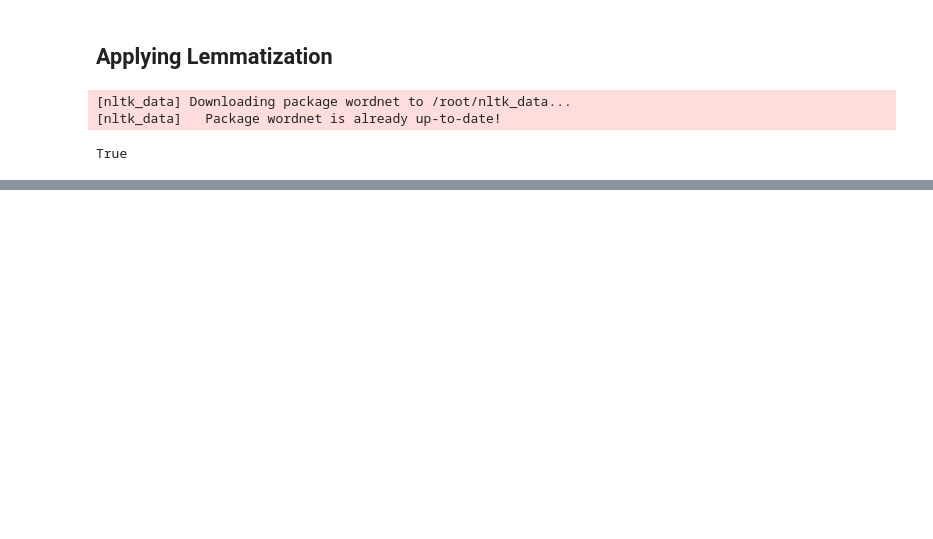
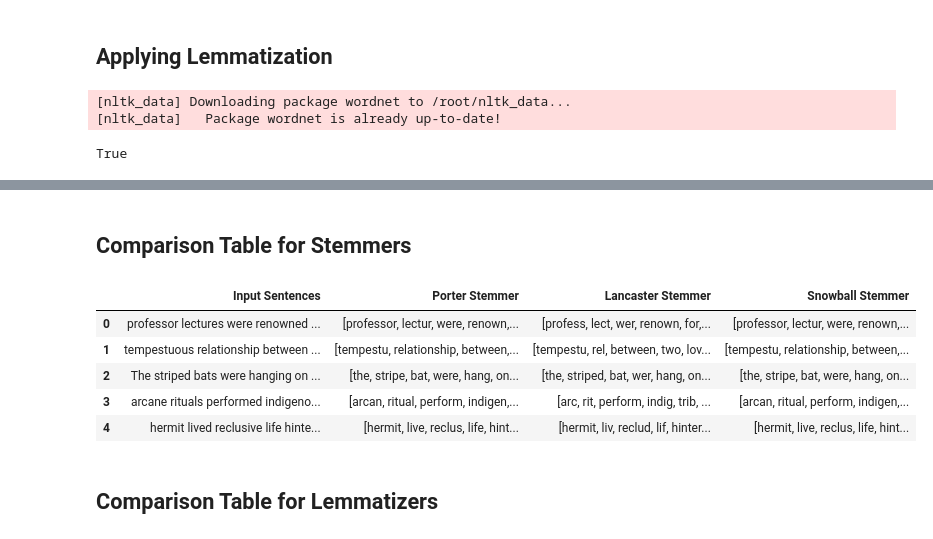
Before and after one commit to ayush9h/MLOps, a Jupyter notebook: NLP/Comparison-Stemmers/NLP_Lab2(AyushKumar).ipynb, the cells around one changed output, grey strips where cells are left out. Cells and saved outputs as stored; diff of their text form; code cells hidden in the pictures; blank space fills up the shorter version.

Commit message:
included comparison of stemmers and lemmatizers

```diff
--- a/NLP/Comparison-Stemmers/NLP_Lab2(AyushKumar).ipynb
+++ b/NLP/Comparison-Stemmers/NLP_Lab2(AyushKumar).ipynb
@@ -23,7 +20,7 @@ True
 input_sentences = [
     "professor lectures were renowned for their profundity often delving into abstruse topics",
     "tempestuous relationship between two lovers was fraught with acrimony and recrimination",
-    "enigmatic manuscript discovered dusty attic contained cryptic symbols that defied interpretation",
+    "The striped bats were hanging on their feet and ate best fishes",
     "arcane rituals performed indigenous tribe during equinox were shrouded mystery and intrigue",
     "hermit lived reclusive life hinterlands surrounded arcane artifacts and ancient texts"
 ]
@@ -95,0 +135,2 @@ Sentence 5: ['hermit', 'lived', 'reclusive', 'life', 'hinterland', 'surrounded',
+# %% [markdown]
+## Comparison Table for Stemmers
@@ -95,0 +139,14 @@ Sentence 5: ['hermit', 'lived', 'reclusive', 'life', 'hinterland', 'surrounded',
+# %%
+d = {'Input Sentences': input_sentences, 'Porter Stemmer':stemmed_porter, 'Lancaster Stemmer':stemmed_lancaster,'Snowball Stemmer':stemmed_snowball}
+df_stemmers = pd.DataFrame(data = d)
+# %%
+df_stemmers
+# %% [output]
+|  | Input Sentences | Porter Stemmer | Lancaster Stemmer | Snowball Stemmer |
+| 0 | professor lectures were renowned ... | [professor, lectur, were, renown,... | [profess, lect, wer, renown, for,... | [professor, lectur, were, renown,... |
+| 1 | tempestuous relationship between ... | [tempestu, relationship, between,... | [tempestu, rel, between, two, lov... | [tempestu, relationship, between,... |
+| 2 | The striped bats were hanging on ... | [the, stripe, bat, were, hang, on... | [the, striped, bat, wer, hang, on... | [the, stripe, bat, were, hang, on... |
+| 3 | arcane rituals performed indigeno... | [arcan, ritual, perform, indigen,... | [arc, rit, perform, indig, trib, ... | [arcan, ritual, perform, indigen,... |
+| 4 | hermit lived reclusive life hinte... | [hermit, live, reclus, life, hint... | [hermit, liv, reclud, lif, hinter... | [hermit, live, reclus, life, hint... |
+# %% [markdown]
+## Comparison Table for Lemmatizers
```
Also changed, not shown: parts of 15 cells of this notebook.
